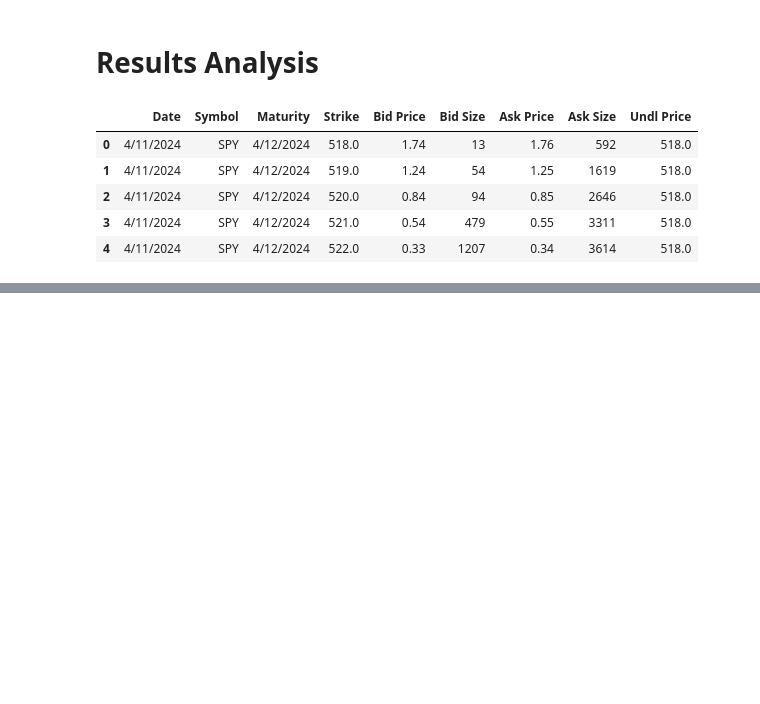
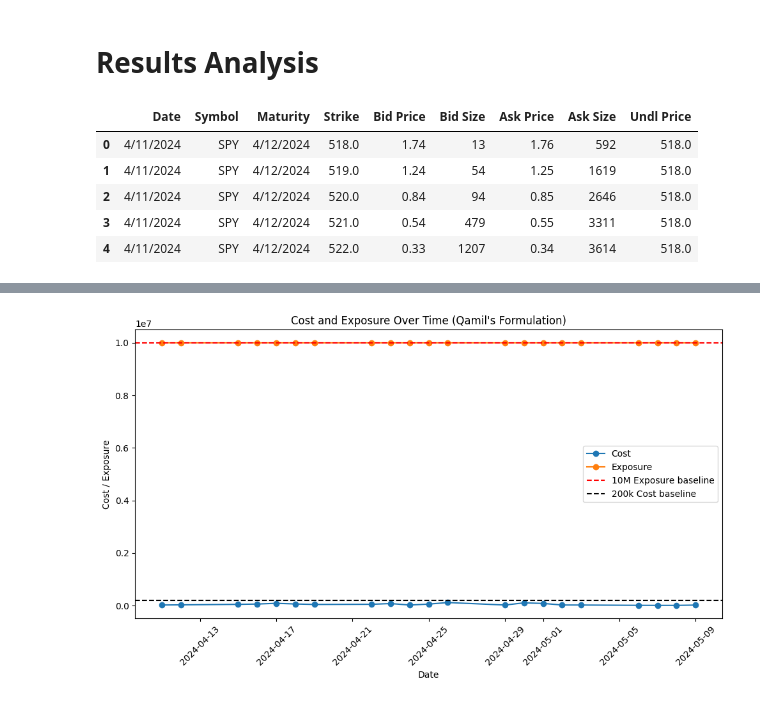
Before and after one commit to Qamil-Mirza/badss-2025-options-alpha-strategy, a Jupyter notebook: notebooks/analysis.ipynb, the cells around one changed output, grey strips where cells are left out. Drawn from its saved outputs; the diff is of its cells as text; code cells hidden in the pictures; blank space fills up the shorter version.

```diff
--- a/notebooks/analysis.ipynb
+++ b/notebooks/analysis.ipynb
@@ -403,0 +364,27 @@ plt.show()
+# %%
+optimized_trades_df = pd.read_csv("../results/milp_optimized_trades.csv")
+optimized_trades_df.columns = optimized_trades_df.columns.str.strip()
+optimized_trades_df['Date'] = pd.to_datetime(optimized_trades_df['Date'])
+optimized_trades_df.sort_values("Date", inplace=True)
+
+# Aggregate daily premium cost (sum) and exposure (mean, since it's identical per day)
+daily = optimized_trades_df.groupby("Date").agg(
+    Premium_Cost=("Premium_Cost", "sum"),
+    Exposure=("Exposure", "mean")
+).reset_index()
+
+# Plot cost and exposure over time
+fig, ax = plt.subplots(figsize=(10, 6))
+ax.plot(daily["Date"], daily["Premium_Cost"], marker='o', label="Cost")
+ax.plot(daily["Date"], daily["Exposure"], marker='o', label="Exposure")
+ax.axhline(y=1e7, color='r', linestyle='--', label="10M Exposure baseline")
+ax.axhline(y=2e5, color='black', linestyle='--', label="200k Cost baseline")
+ax.set_title("Cost and Exposure Over Time (Qamil's Formulation)")
+ax.set_xlabel("Date")
+ax.set_ylabel("Cost / Exposure")
+ax.legend()
+plt.xticks(rotation=45)
+plt.tight_layout()
+plt.show()
+# %% [output]
+[figure, added]
```
Also changed, not shown: parts of 19 cells of this notebook, 11 other files.
